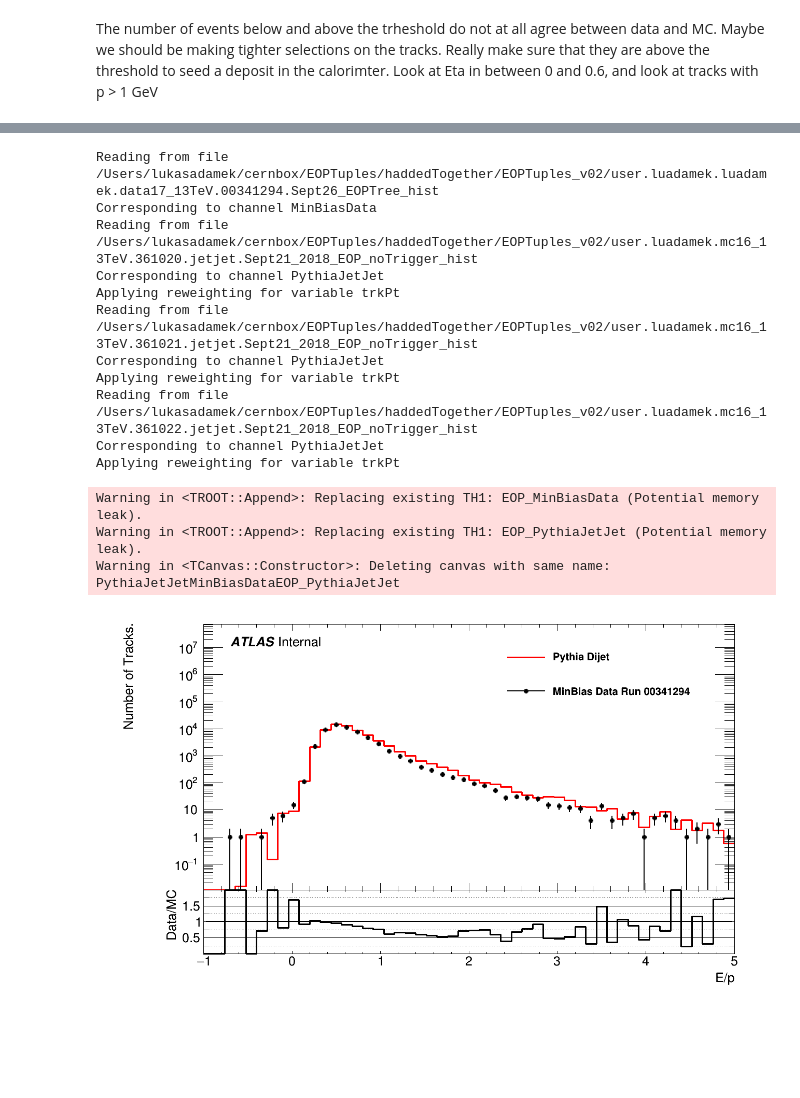
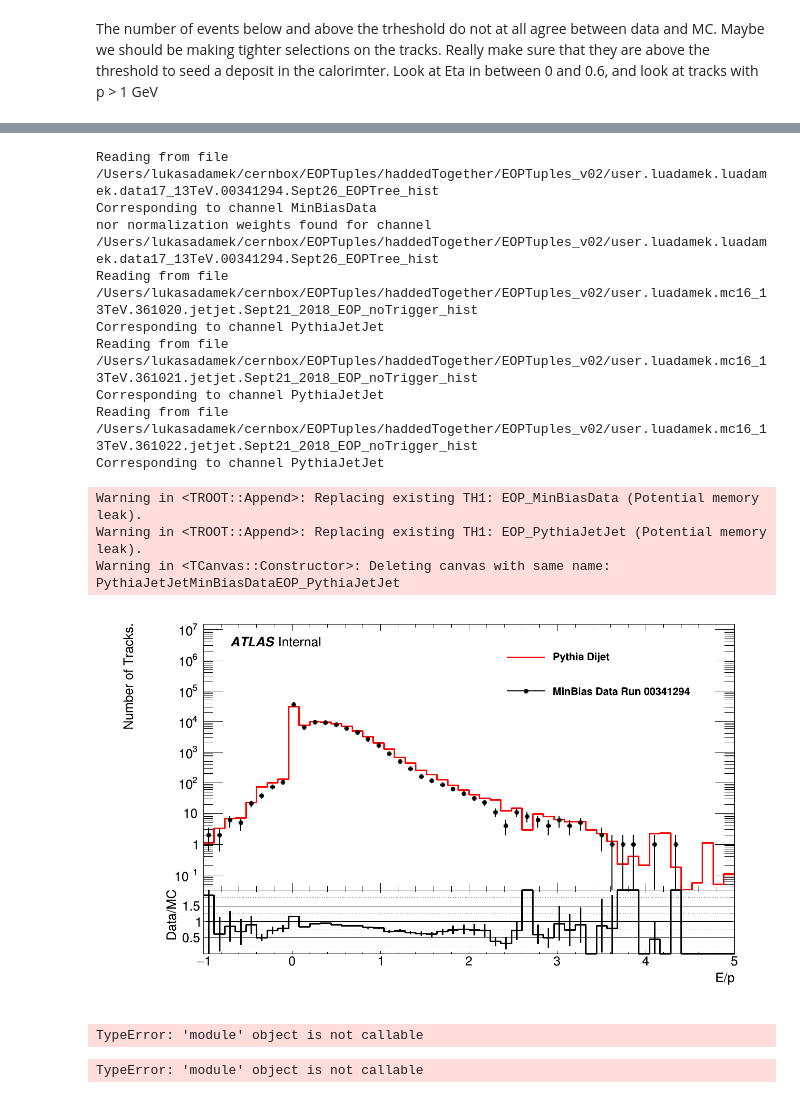
Before and after one commit to jdandoy/EoverPAnalysis, a Jupyter notebook: root_numpy_plotting/ClusterPlots.ipynb, the cells around one changed output, grey strips where cells are left out. Saved outputs shown, nothing was run; the diff lists cells and outputs as text; code cells hidden in the pictures; blank space fills up the shorter version.

```diff
--- a/root_numpy_plotting/ClusterPlots.ipynb
+++ b/root_numpy_plotting/ClusterPlots.ipynb
@@ -10,7 +10,7 @@ from inputs.samples import INPUT
 # %% [markdown]
 First import the plotter. INPUT is a file from the folder inputs/samples.py. This contains a dictionary of files that the plotter will run over. For now we're using the tree: EoverP_ClusterEnergyLCWInDetTrackParticlesLoose_tree. All energy deposits are summed from LCW weighted tracks.
 # %%
-plots = Plotter(INPUT, "EoverP_ClusterEnergyInDetTrackParticlesLoose_tree")
+plots = Plotter(INPUT, "EoverP_ClusterEnergyInDetTrackParticlesLoose_tree", base_selections = "(trk_z0sintheta < 1.5) && (trk_d0 < 1.5)")
 # %% [markdown]
 Next, we need to get the number of tracks in data and MC, and set it so that MC is normalized to the data.
 # %%
@@ -352,7 +339,7 @@ Warning in <TCanvas::Constructor>: Deleting canvas with same name: PythiaJetJetM
 # %%
 from selections.selections import sel_Lar1GeV
-selections = [sel_PGreater2, sel_Eta0_6, sel_NTRT20, sel_Lar1GeV]
-trkEOPHistPGreater2 = plots.GetHistograms(calc_EOP, list_selections = selections, nBins = 50, range_low = -1, range_high = 5, xlabel ="E/p", ylabel = "Number of Tracks.")
+selections = [sel_PGreater2, sel_IDEta0_6, sel_NTRT20, sel_Lar1GeV]
+trkEOPHistPGreater2 = plots.GetHistograms(calc_EOP, list_selections = selections, bins = 50, range_low = -1, range_high = 5, xlabel ="E/p", ylabel = "Number of Tracks.")
 DataVsMCEOP = DrawDataVsMC(trkEOPHistPGreater2, plots.channelLabels, MCKey='PythiaJetJet', DataKey='MinBiasData')
 DataVsMCEOP.Draw()
 # %% [output]
@@ -374,22 +359,37 @@ Warning in <TCanvas::Constructor>: Deleting canvas with same name: PythiaJetJetM
 # %%
 from selections.selections import sel_NTRT15
-selections = [sel_PGreater2, sel_Eta0_6, sel_NTRT15, sel_Lar1GeV]
-trkEOPHistPGreater2 = plots.GetHistograms(calc_EOP, list_selections = selections, nBins = 50, range_low = -1, range_high = 5, xlabel ="E/p", ylabel = "Number of Tracks.")
+selections = [sel_PGreater2, sel_IDEta0_6, sel_NTRT15, sel_Lar1GeV]
+trkEOPHistPGreater2 = plots.GetHistograms(calc_EOP, list_selections = selections, bins = 50, range_low = -1, range_high = 5, xlabel ="E/p", ylabel = "Number of Tracks.")
 DataVsMCEOP = DrawDataVsMC(trkEOPHistPGreater2, plots.channelLabels, MCKey='PythiaJetJet', DataKey='MinBiasData')
 DataVsMCEOP.Draw()
 # %% [output]
 Reading from file /Users/lukasadamek/cernbox/EOPTuples/haddedTogether/EOPTuples_v02/user.luadamek.luadamek.data17_13TeV.00341294.Sept26_EOPTree_hist
 Corresponding to channel MinBiasData
+nor normalization weights found for channel /Users/lukasadamek/cernbox/EOPTuples/haddedTogether/EOPTuples_v02/user.luadamek.luadamek.data17_13TeV.00341294.Sept26_EOPTree_hist
 Reading from file /Users/lukasadamek/cernbox/EOPTuples/haddedTogether/EOPTuples_v02/user.luadamek.mc16_13TeV.361020.jetjet.Sept21_2018_EOP_noTrigger_hist
 Corresponding to channel PythiaJetJet
-Applying reweighting for variable trkPt
 Reading from file /Users/lukasadamek/cernbox/EOPTuples/haddedTogether/EOPTuples_v02/user.luadamek.mc16_13TeV.361021.jetjet.Sept21_2018_EOP_noTrigger_hist
 Corresponding to channel PythiaJetJet
-Applying reweighting for variable trkPt
 Reading from file /Users/lukasadamek/cernbox/EOPTuples/haddedTogether/EOPTuples_v02/user.luadamek.mc16_13TeV.361022.jetjet.Sept21_2018_EOP_noTrigger_hist
 Corresponding to channel PythiaJetJet
-Applying reweighting for variable trkPt
 Warning in <TROOT::Append>: Replacing existing TH1: EOP_MinBiasData (Potential memory leak).
 Warning in <TROOT::Append>: Replacing existing TH1: EOP_PythiaJetJet (Potential memory leak).
 Warning in <TCanvas::Constructor>: Deleting canvas with same name: PythiaJetJetMinBiasDataEOP_PythiaJetJet
-[figure, old version]
+[figure, new version]
+# %%
+selections = []
+bins = [0.5, 0.8, 1.2, 1.7, 2.3, 3.0,3.8,4.7]
+trkPHist = plots.GetHistograms(calc_trkP, list_selections = selections, bins = bins, range_low = 1 , range_high = 5, xlabel ="E/p", ylabel = "Number of Tracks.")
+DataVsMCTrkHist = DrawDataVsMC(trkPHist, plots.channelLabels, MCKey='PythiaJetJet', DataKey='MinBiasData')
+DataVsMCTrkHist.Draw()
+# %% [output]
+TypeError: 'module' object is not callable
+# %%
+from selections.selections import sel_ELessEqual0
+selections = [sel_ELessEqual0]
+bins = [0.5, 0.8, 1.2, 1.7, 2.3, 3.0,3.8,4.7]
+trkPHist = plots.GetHistograms(calc_trkP, list_selections = selections, bins = bins, range_low = 1, range_high = 5, xlabel ="E/p", ylabel = "Number of Tracks.")
+DataVsMCTrkHist = DrawDataVsMC(trkPHist, plots.channelLabels, MCKey='PythiaJetJet', DataKey='MinBiasData')
+DataVsMCTrkHist.Draw()
+# %% [output]
+TypeError: 'module' object is not callable
```
Also changed, not shown: parts of 30 cells of this notebook, 1 other file.
